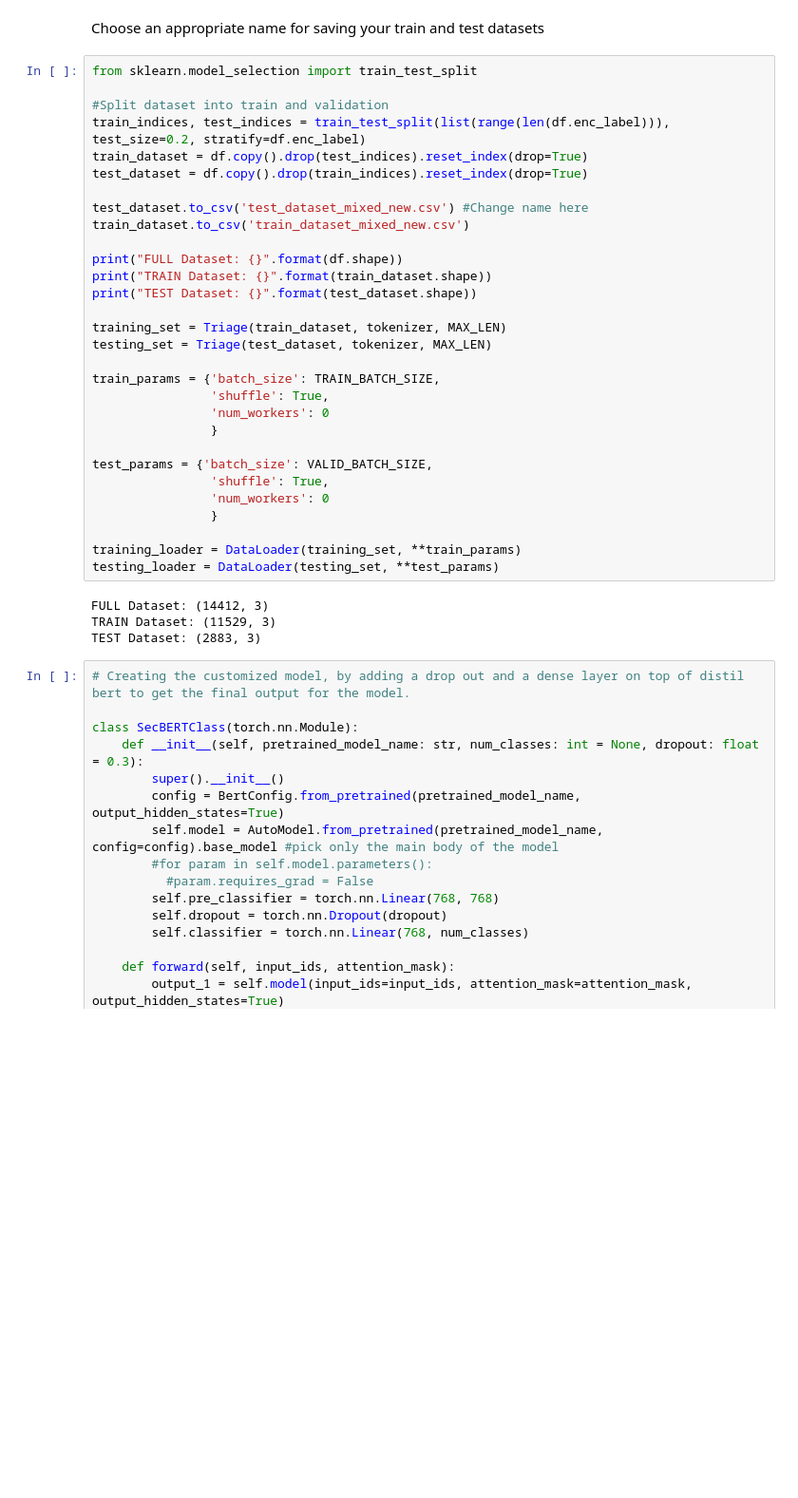
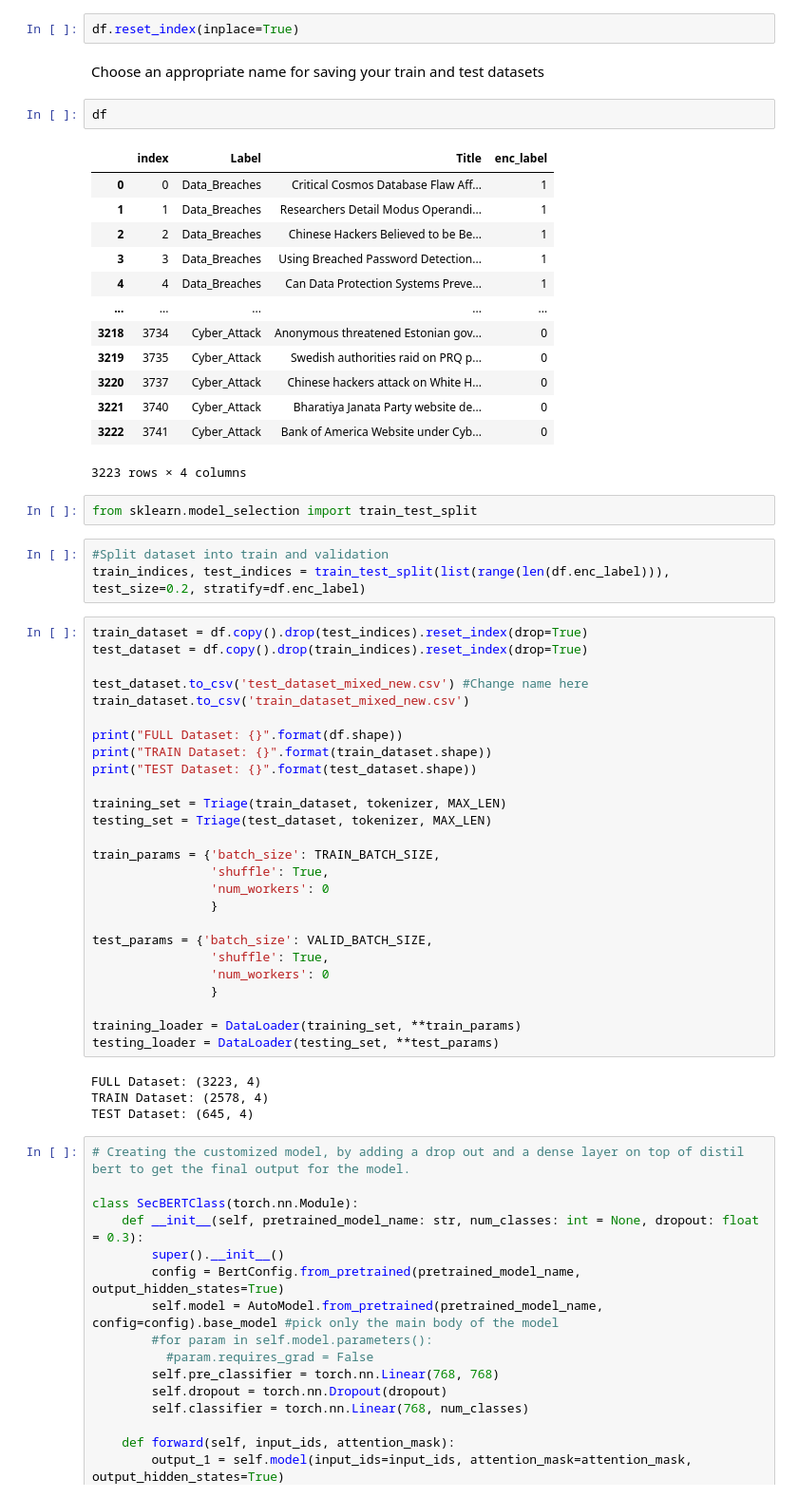
Before and after one commit to MendesAdriano/CyberNewsClassification, a Jupyter notebook: finetune_secBert.ipynb, the cells around one changed output. Shown at 95% size. Saved outputs shown, nothing was run; the diff lists cells and outputs as text; blank space fills up the shorter version.

```diff
--- a/finetune_secBert.ipynb
+++ b/finetune_secBert.ipynb
@@ -149,13 +206,32 @@ class Triage(Dataset):
 
     def __len__(self):
         return self.len
+# %%
+df.reset_index(inplace=True)
 # %% [markdown]
 Choose an appropriate name for saving your train and test datasets
+# %%
+df
+# %% [output]
+|  | index | Label | Title | enc_label |
+| 0 | 0 | Data_Breaches | Critical Cosmos Database Flaw Aff... | 1 |
+| 1 | 1 | Data_Breaches | Researchers Detail Modus Operandi... | 1 |
+| 2 | 2 | Data_Breaches | Chinese Hackers Believed to be Be... | 1 |
+| 3 | 3 | Data_Breaches | Using Breached Password Detection... | 1 |
+| 4 | 4 | Data_Breaches | Can Data Protection Systems Preve... | 1 |
+| ... | ... | ... | ... | ... |
+| 3218 | 3734 | Cyber_Attack | Anonymous threatened Estonian gov... | 0 |
+| 3219 | 3735 | Cyber_Attack | Swedish authorities raid on PRQ p... | 0 |
+| 3220 | 3737 | Cyber_Attack | Chinese hackers attack on White H... | 0 |
+| 3221 | 3740 | Cyber_Attack | Bharatiya Janata Party website de... | 0 |
+| 3222 | 3741 | Cyber_Attack | Bank of America Website under Cyb... | 0 |
+3223 rows × 4 columns
+# %%
+from sklearn.model_selection import train_test_split
+# %%
+#Split dataset into train and validation
+train_indices, test_indices = train_test_split(list(range(len(df.enc_label))), test_size=0.2, stratify=df.enc_label)
 # %%
-from sklearn.model_selection import train_test_split
-
-#Split dataset into train and validation
-train_indices, test_indices = train_test_split(list(range(len(df.enc_label))), test_size=0.2, stratify=df.enc_label)
 train_dataset = df.copy().drop(test_indices).reset_index(drop=True)
 test_dataset = df.copy().drop(train_indices).reset_index(drop=True)
 
@@ -182,9 +258,9 @@ test_params = {'batch_size': VALID_BATCH_SIZE,
 training_loader = DataLoader(training_set, **train_params)
 testing_loader = DataLoader(testing_set, **test_params)
 # %% [output]
-FULL Dataset: (14412, 3)
-TRAIN Dataset: (11529, 3)
-TEST Dataset: (2883, 3)
+FULL Dataset: (3223, 4)
+TRAIN Dataset: (2578, 4)
+TEST Dataset: (645, 4)
 # %%
 # Creating the customized model, by adding a drop out and a dense layer on top of distil bert to get the final output for the model.
 
```
Also changed, not shown: parts of 22 cells of this notebook.
